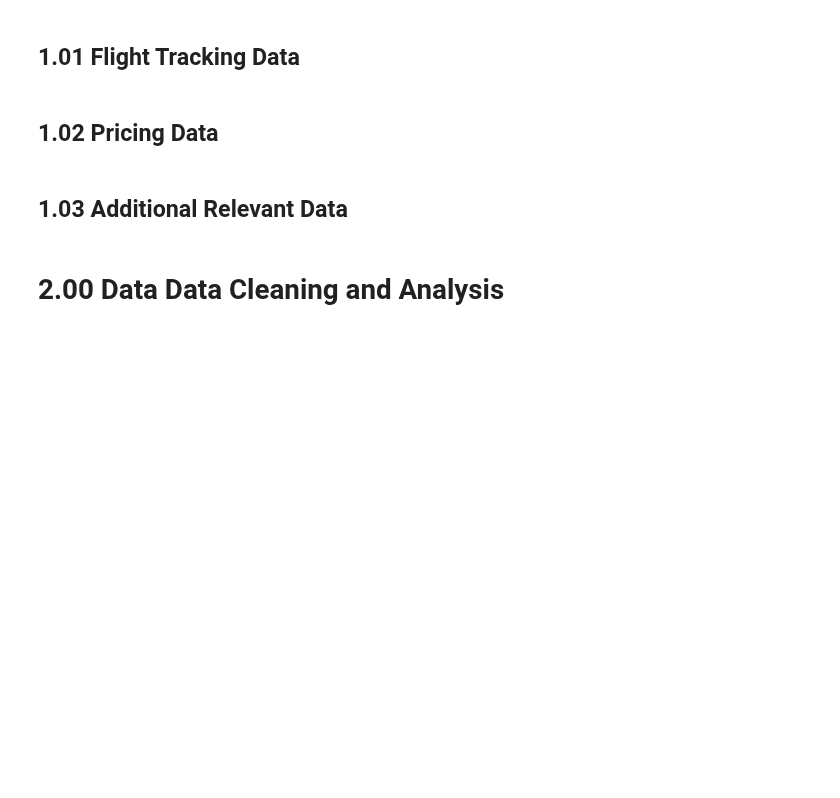
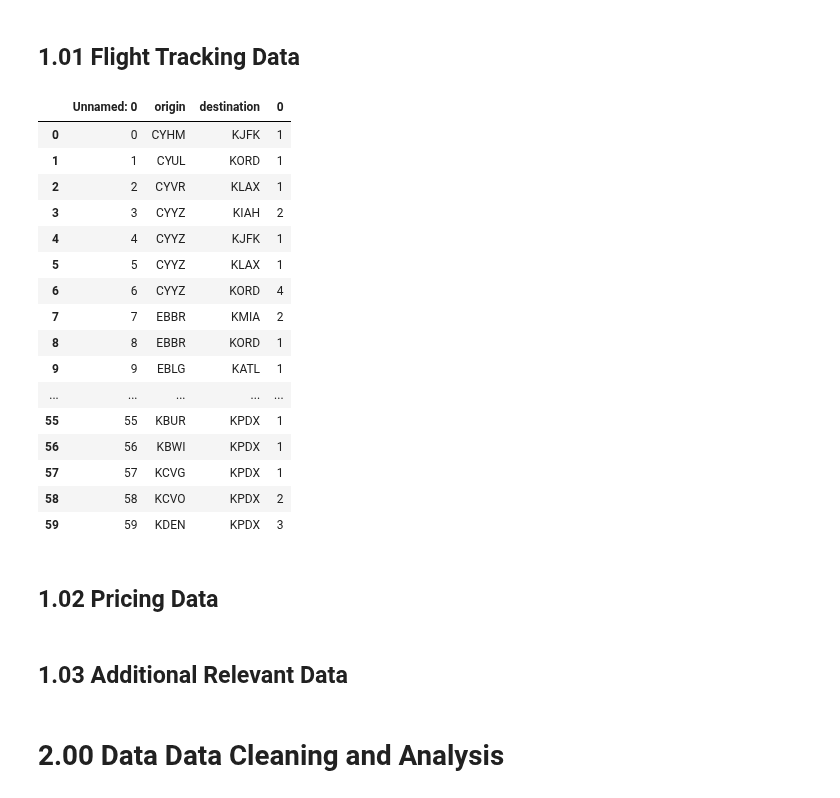
Before and after one commit to chriskuz/ga_capstone, a Jupyter notebook: code/project_notebook.ipynb, the cells around one changed output. Drawn from its saved outputs; the diff is of its cells as text; code cells hidden in the pictures; blank space fills up the shorter version.

```diff
--- a/code/project_notebook.ipynb
+++ b/code/project_notebook.ipynb
@@ -77,6 +83,26 @@ import ast
 current_flights = pd.read_csv('../data/current_flights.csv') #reads the current_flights csv
 flight_combinations = pd.read_csv('../data/flight_combinations.csv') #reads the flight_combinations csv
 flight_schedules = pd.read_csv('../data/flight_schedules.csv') #reads the flight_schedules csv
+# %%
+flight_combinations
+# %% [output]
+|  | Unnamed: 0 | origin | destination | 0 |
+| 0 | 0 | CYHM | KJFK | 1 |
+| 1 | 1 | CYUL | KORD | 1 |
+| 2 | 2 | CYVR | KLAX | 1 |
+| 3 | 3 | CYYZ | KIAH | 2 |
+| 4 | 4 | CYYZ | KJFK | 1 |
+| 5 | 5 | CYYZ | KLAX | 1 |
+| 6 | 6 | CYYZ | KORD | 4 |
+| 7 | 7 | EBBR | KMIA | 2 |
+| 8 | 8 | EBBR | KORD | 1 |
+| 9 | 9 | EBLG | KATL | 1 |
+| ... | ... | ... | ... | ... |
+| 55 | 55 | KBUR | KPDX | 1 |
+| 56 | 56 | KBWI | KPDX | 1 |
+| 57 | 57 | KCVG | KPDX | 1 |
+| 58 | 58 | KCVO | KPDX | 2 |
+| 59 | 59 | KDEN | KPDX | 3 |
 # %% [markdown]
 ## 1.02 Pricing Data
 # %%
```
Also changed, not shown: parts of 15 cells of this notebook, 2 other files.
